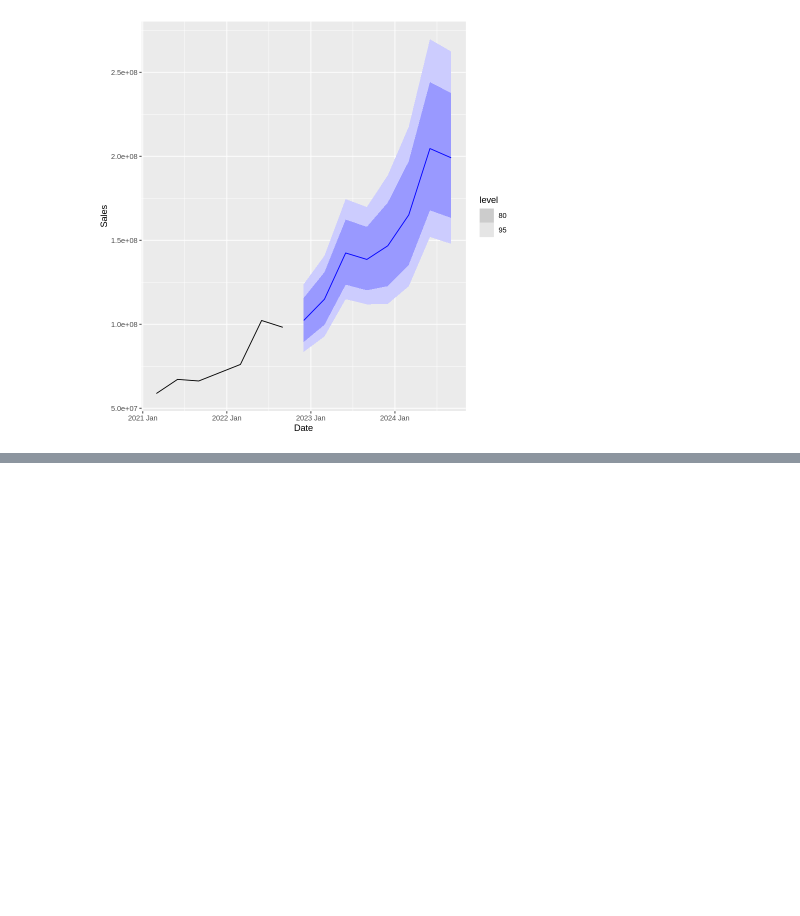
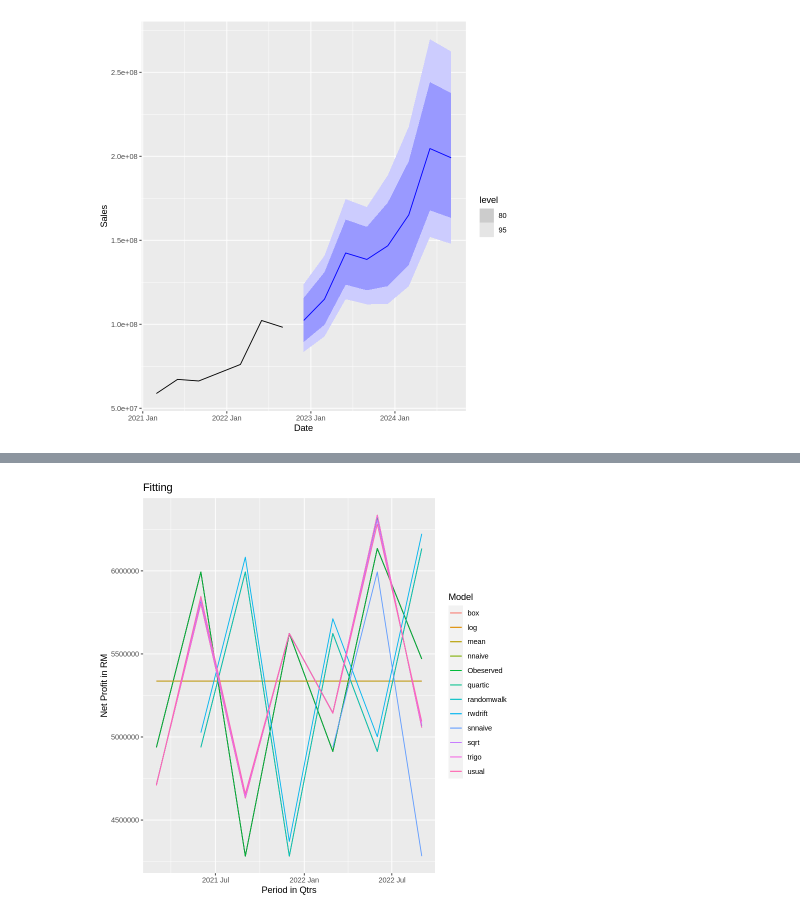
Before and after one commit to derrickgzq/yenheranalysis, a Jupyter notebook: Yenher_Analysis.ipynb, the cells around one changed output, grey strips where cells are left out. Saved outputs shown, nothing was run; the diff lists cells and outputs as text; code cells hidden in the pictures; blank space fills up the shorter version.

```diff
--- a/Yenher_Analysis.ipynb
+++ b/Yenher_Analysis.ipynb
@@ -138,0 +223,11 @@ A fbl_ts: 8 × 4
+# %%
+yenherdata %>%
+  autoplot(NetProfit) +
+  geom_line(aes(y = NetProfit, colour = 'Obeserved')) +
+  geom_line(aes(y = .fitted, colour = .model), data = fitted(modelsprofit)) +
+  #autolayer(fc_trends, alpha = 0.5, level = 95) +
+  xlab('Period in Qtrs') +
+  ylab('Net Profit in RM') +
+  ggtitle('Fitting') +
+  guides(colour = guide_legend(title = 'Model'))
+# %% [output]
@@ -138,0 +236 @@ A fbl_ts: 8 × 4
+[figure, added]
```
Also changed, not shown: parts of 16 cells of this notebook.
